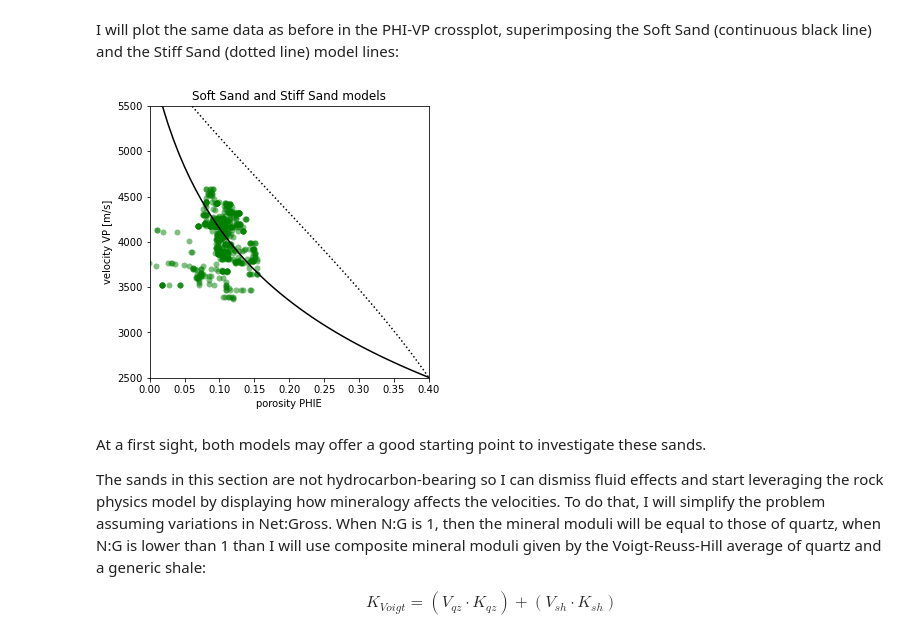
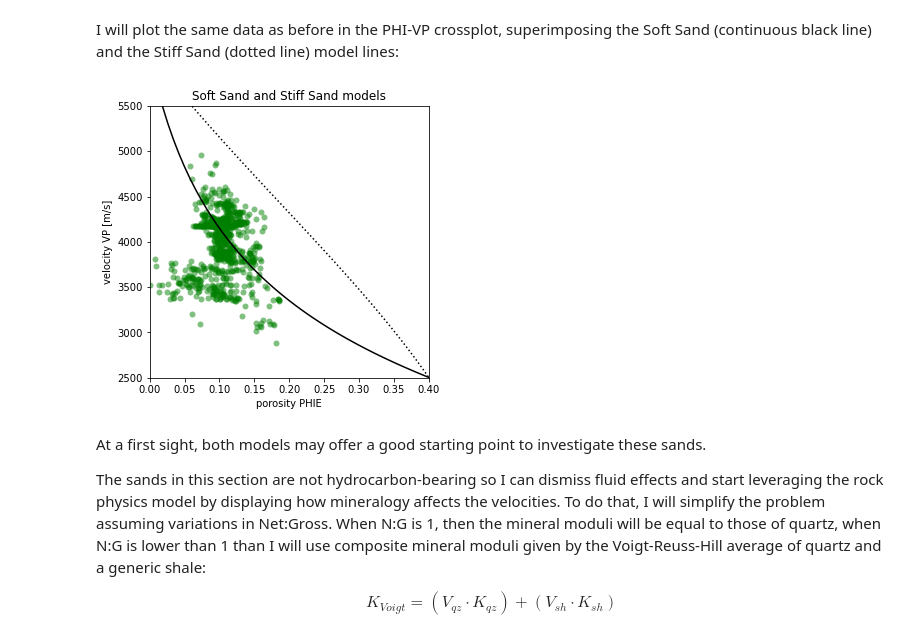
Before and after one commit to ABDunbar/Quantitative_Seismic_Interpretation, a Jupyter notebook: seismic_rock_physics_FORCE_wells.ipynb, the cells around one changed output. Drawn from its saved outputs; the diff is of its cells as text; code cells hidden in the pictures.

```diff
--- a/seismic_rock_physics_FORCE_wells.ipynb
+++ b/seismic_rock_physics_FORCE_wells.ipynb
@@ -22,0 +57,3 @@ df = data.drop(['X_LOC', 'Y_LOC', 'Z_LOC', 'FORCE_2020_LITHOFACIES_CONFIDENCE',
+# %%
+df = df[columns]
+#wells_medfilt = wells_medfilt[columns]
@@ -22,0 +90,4 @@ df = data.drop(['X_LOC', 'Y_LOC', 'Z_LOC', 'FORCE_2020_LITHOFACIES_CONFIDENCE',
+# %%
+fig, ax = plt.subplots()
+ax.boxplot(trans)
+plt.show()
@@ -79,0 +104,4 @@ wells_medfilt = wells_medfilt[rock_physics_curves]
+# %%
+df = vshale_from_gr(df)
+# %%
+df = df[rock_physics_curves]
@@ -201,9 +233,9 @@ def soft_stiff_sand(L, z1, z2, cutoff_sand, cutoff_shale):
     #plt.savefig('/Users/matt/Dropbox/Agile/SEG/Tutorials/delMonte_Apr2017/Figure_2_part1.png', dpi=300)
     plt.show()
 # %%
-soft_stiff_sand(wells_medfilt, 3250, 3475, 0.45, 0.6)
+soft_stiff_sand(df, 3250, 3475, 0.3, 0.35)
 # %% [output]
-[figure, old version]
+[figure, new version]
 # %% [markdown]
 At a first sight, both models may offer a good starting point to investigate these sands.
 
```
Also changed, not shown: parts of 39 cells of this notebook.
